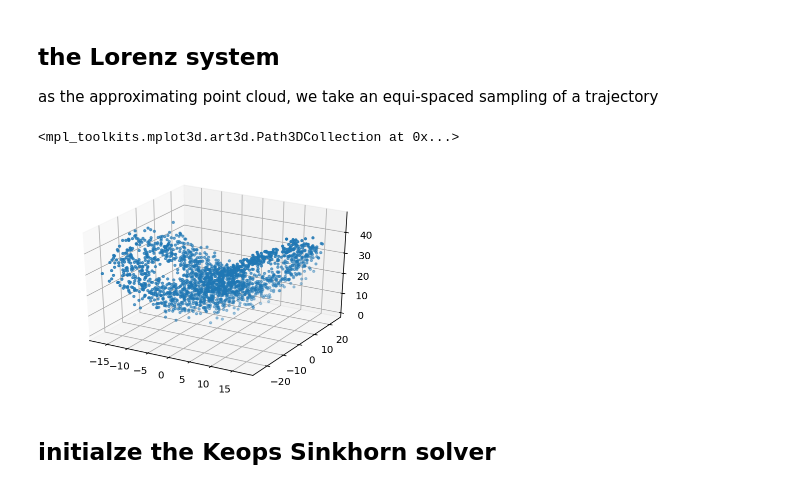
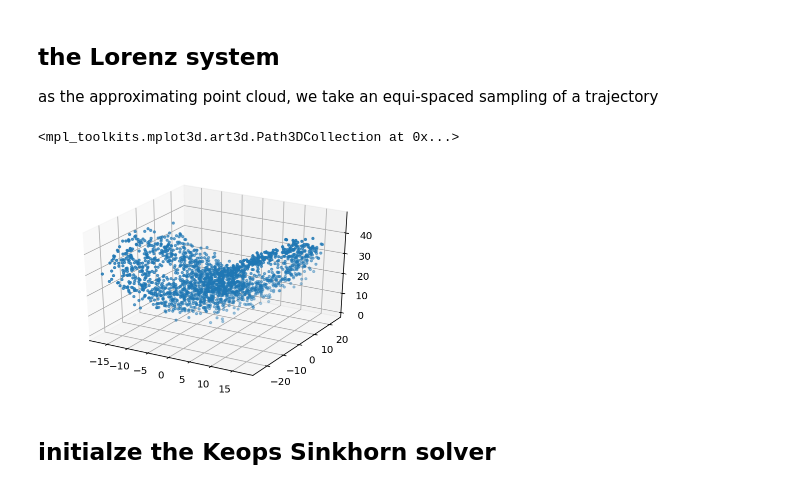
Before and after one commit to gaioguy/EntropicTransferOperators, a Jupyter notebook: Lorenz.ipynb, the cells around one changed output. Drawn from its saved outputs; the diff is of its cells as text; code cells hidden in the pictures.

```diff
--- a/Lorenz.ipynb
+++ b/Lorenz.ipynb
@@ -43,24 +43,24 @@ as the approximating point cloud, we take an equi-spaced sampling of a trajector
 # %%
 σ, β, ρ =  10., 8./3., 28.
 def v(state, t):
     x, y, z = state
     return [σ*(y-x), x*(ρ-z)-y, x*y-β*z]
 
 n = 2000 # or 4000
-x0, tf = [1.0, 1.0, 1.0], 810.0
+x0, tf = [1.0, 1.0, 1.0], 800.0
 t = np.arange(0.0, tf, 0.1)
 sol = odeint(v, x0, t).astype(np.float32)
 
 l = sol.shape[0]
-δ = int((l-100)/n)
-X = sol[range(100, l-1, δ), :]  # ignore the first 100 points
-Y = sol[range(101, l, δ), :]
+δ = int(l/n)
+X = sol[range(0, l-1, δ), :]  # ignore the first 100 points
+Y = sol[range(1, l, δ), :]
 ax = plt.axes(projection ="3d")
 ax.scatter3D(X[:,0], X[:,1], X[:,2], s=5)
 #plt.savefig('lorenz_attractor.pdf')
 # %% [output]
 <mpl_toolkits.mplot3d.art3d.Path3DCollection at 0x...>
-[figure, old version]
+[figure, new version]
 # %% [markdown]
 ## initialze the Keops Sinkhorn solver
 # %%
```
Also changed, not shown: parts of 5 cells of this notebook.
